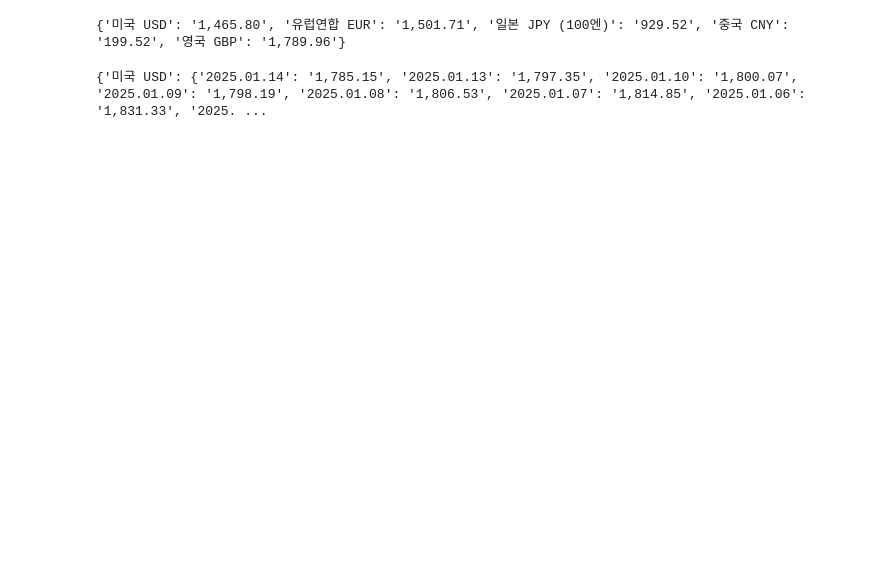
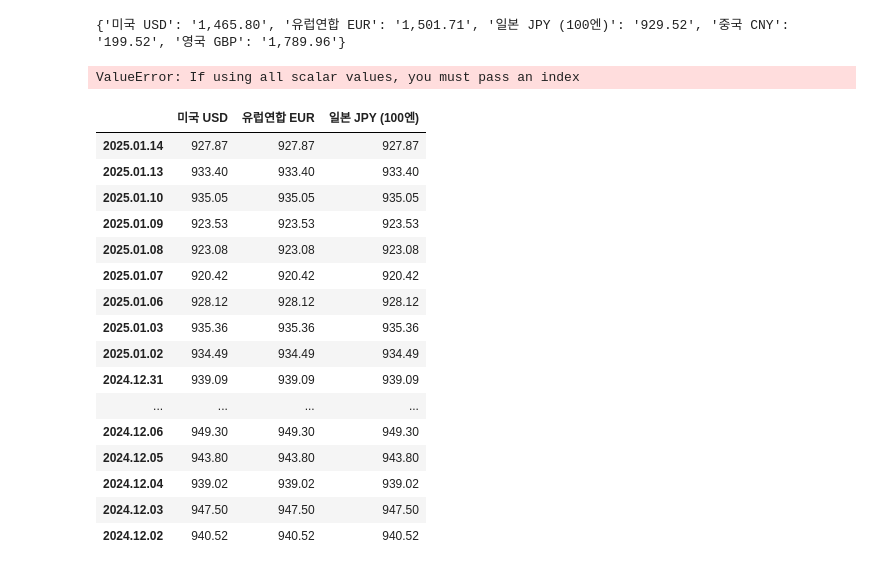
Before and after one commit to sunshinej01/E-nnoms_project, a Jupyter notebook: currency_crawling.ipynb, the cells around one changed output. Saved outputs shown, nothing was run; the diff lists cells and outputs as text; code cells hidden in the pictures; blank space fills up the shorter version.

```diff
--- a/currency_crawling.ipynb
+++ b/currency_crawling.ipynb
@@ -29,9 +28,11 @@ print(exchange_rates)
 # %%
 from bs4 import BeautifulSoup
 import requests
+import pandas as pd
+import numpy as np
 
 currency_list = [
-    "USD", "EUR", "JPY", "CNY", "GBP"
+    "USD", "EUR", "JPY"
 ]
 
 #tab = 'USD'
@@ -40,15 +41,16 @@ changes = {}
 currency = {}
 
 names = [
-    '미국 USD', '유럽연합 EUR', '일본 JPY (100엔)', '중국 CNY', '영국 GBP'
+    '미국 USD', '유럽연합 EUR', '일본 JPY (100엔)'
 ]
 j=0
 
-for tab in currency_list:
-    for pg in range(5):
+#for tab in currency_list:
+def collect_exchange_rates(tab, pg_num):
+    for pg in range(pg_num):
         url = f"https://finance.naver.com/marketindex/exchangeDailyQuote.naver?marketindexCd=FX_{tab}KRW&page={pg+1}"
 
-        response = requests.get(url, headers=headers)
+        response = requests.get(url)#, headers=headers)
         soup = BeautifulSoup(response.text, 'html.parser')
 
         date = soup.select('tbody tr')
@@ -58,12 +60,40 @@ for tab in currency_list:
 
         for i in range(len(dates)):
             changes[dates[i]] = nums[i]
-        #print(date[0].select_one('td.date').text)
-        #print(date[0].select_one('td.num').text)
 
-    currency[names[j]] = changes
-    j +=1
+    df = pd.DataFrame(data = changes)
+    return df
 
-print(currency)
+pg_num = 3
+
+exchange_rates = pd.DataFrame(columns=names, data = np.zeros((pg_num * 10, 3)))
+
+for tab in currency_list:
+   df = collect_exchange_rates(tab, pg_num)
+print(df)
 # %% [output]
-{'미국 USD': {'2025.01.14': '1,785.15', '2025.01.13': '1,797.35', '2025.01.10': '1,800.07', '2025.01.09': '1,798.19', '2025.01.08': '1,806.53', '2025.01.07': '1,814.85', '2025.01.06': '1,831.33', '2025. ...
+ValueError: If using all scalar values, you must pass an index
+# %%
+import streamlit as st
+import pandas as pd
+
+currency_df = pd.DataFrame(data=currency)
+currency_df
+# %% [output]
+|  | 미국 USD | 유럽연합 EUR | 일본 JPY (100엔) |
+| 2025.01.14 | 927.87 | 927.87 | 927.87 |
+| 2025.01.13 | 933.40 | 933.40 | 933.40 |
+| 2025.01.10 | 935.05 | 935.05 | 935.05 |
+| 2025.01.09 | 923.53 | 923.53 | 923.53 |
+| 2025.01.08 | 923.08 | 923.08 | 923.08 |
+| 2025.01.07 | 920.42 | 920.42 | 920.42 |
+| 2025.01.06 | 928.12 | 928.12 | 928.12 |
+| 2025.01.03 | 935.36 | 935.36 | 935.36 |
+| 2025.01.02 | 934.49 | 934.49 | 934.49 |
+| 2024.12.31 | 939.09 | 939.09 | 939.09 |
+| ... | ... | ... | ... |
+| 2024.12.06 | 949.30 | 949.30 | 949.30 |
+| 2024.12.05 | 943.80 | 943.80 | 943.80 |
+| 2024.12.04 | 939.02 | 939.02 | 939.02 |
+| 2024.12.03 | 947.50 | 947.50 | 947.50 |
+| 2024.12.02 | 940.52 | 940.52 | 940.52 |
```
Also changed, not shown: parts of 4 cells of this notebook.
